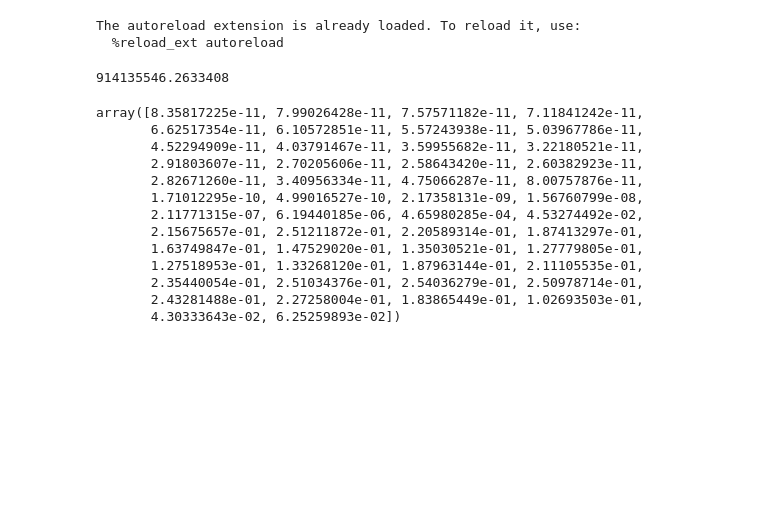
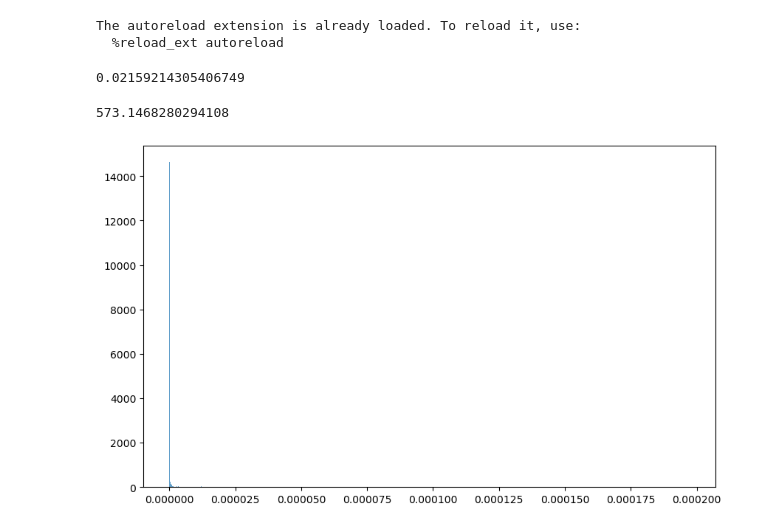
Before and after one commit to a-fotherby/hydrothermal_alteration, a Jupyter notebook: pflotran_figures/anhydrite.ipynb, the cells around one changed output. Cells and saved outputs as stored; diff of their text form; code cells hidden in the pictures; blank space fills up the shorter version.

```diff
--- a/pflotran_figures/anhydrite.ipynb
+++ b/pflotran_figures/anhydrite.ipynb
@@ -9,31 +9,43 @@
 The autoreload extension is already loaded. To reload it, use:
   %reload_ext autoreload
 # %%
-def total_volume(data, mineral)
+def total_volume(data, mineral):
     # Sum variables over all coordinates and select the final time
     total_vf = data.sum(dim=('x','y','z')).sel(time=7000)[mineral].to_numpy()
 
-    total_volume = total_vf * 1500 * 1500 * 1 # m^3
+    total_volume = total_vf * 11.72 * 11.72 * 100 # m^3
 
     return total_volume
+
+def volume_to_moles(volume, molar_volume):
+    moles = volume / molar_volume
+    return moles
+
+molar_volume = 46.01 * (0.01 ** 3) # cm3/mol
+
+vol = total_volume(data, "Anhydrite_VF")
+moles = volume_to_moles(vol, molar_volume)
+s_moles_to_flux(moles) /1500
 # %% [output]
-914135546.2633408
+0.02159214305406749
-# %%
-data['volume'].sel(time=7000, file_num=3, Y=0.5, Z=0.5)['Anhydrite'].to_numpy()
-# %% [output]
-array([8.35817225e-11, 7.99026428e-11, 7.57571182e-11, 7.11841242e-11,
-       6.62517354e-11, 6.10572851e-11, 5.57243938e-11, 5.03967786e-11,
-       4.52294909e-11, 4.03791467e-11, 3.59955682e-11, 3.22180521e-11,
-       2.91803607e-11, 2.70205606e-11, 2.58643420e-11, 2.60382923e-11,
-       2.82671260e-11, 3.40956334e-11, 4.75066287e-11, 8.00757876e-11,
-       1.71012295e-10, 4.99016527e-10, 2.17358131e-09, 1.56760799e-08,
-       2.11771315e-07, 6.19440185e-06, 4.65980285e-04, 4.53274492e-02,
-       2.15675657e-01, 2.51211872e-01, 2.20589314e-01, 1.87413297e-01,
-       1.63749847e-01, 1.47529020e-01, 1.35030521e-01, 1.27779805e-01,
-       1.27518953e-01, 1.33268120e-01, 1.87963144e-01, 2.11105535e-01,
-       2.35440054e-01, 2.51034376e-01, 2.54036279e-01, 2.50978714e-01,
-       2.43281488e-01, 2.27258004e-01, 1.83865449e-01, 1.02693503e-01,
-       4.30333643e-02, 6.25259893e-02])
+# %%
+vol
+# %% [output]
+573.1468280294108
+# %%
+import matplotlib as mpl
+from matplotlib import pyplot as plt
+import numpy as np
+import string
+
+threshold = 1e-4
+filtered_data = data.where(data >= threshold, drop=True)
+data_np = data.sel(time=7000)['Anhydrite_VF'].values.flatten()
+fig, ax = plt.subplots(figsize=(10, 6))
+ax.hist(data_np, bins=1000, alpha=0.7)
+fig.show()
+# %% [output]
+[figure, added]
 # %%
 import matplotlib as mpl
 from matplotlib import pyplot as plt
```
Also changed, not shown: parts of 1 cell of this notebook, 2 other files.
